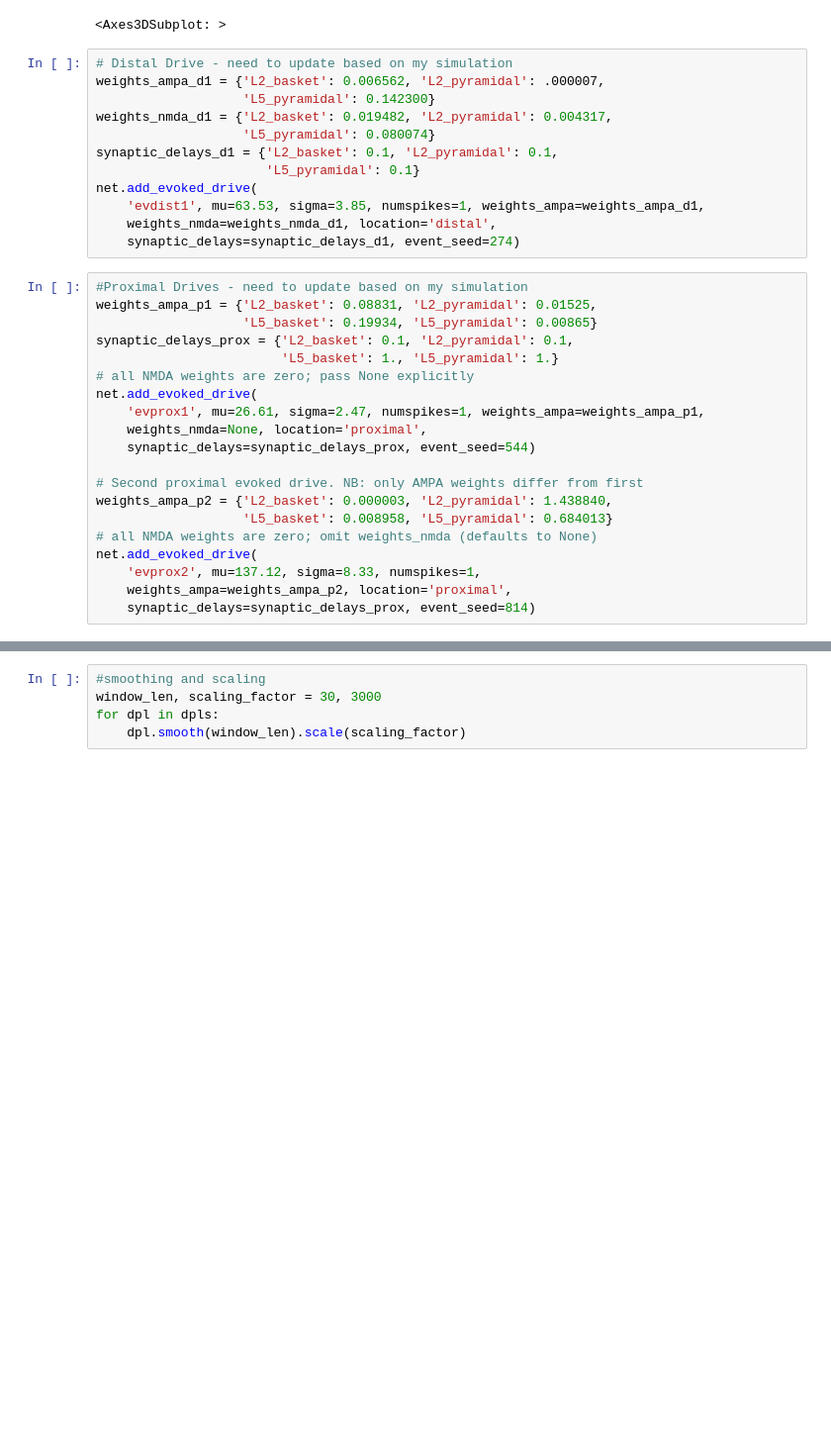
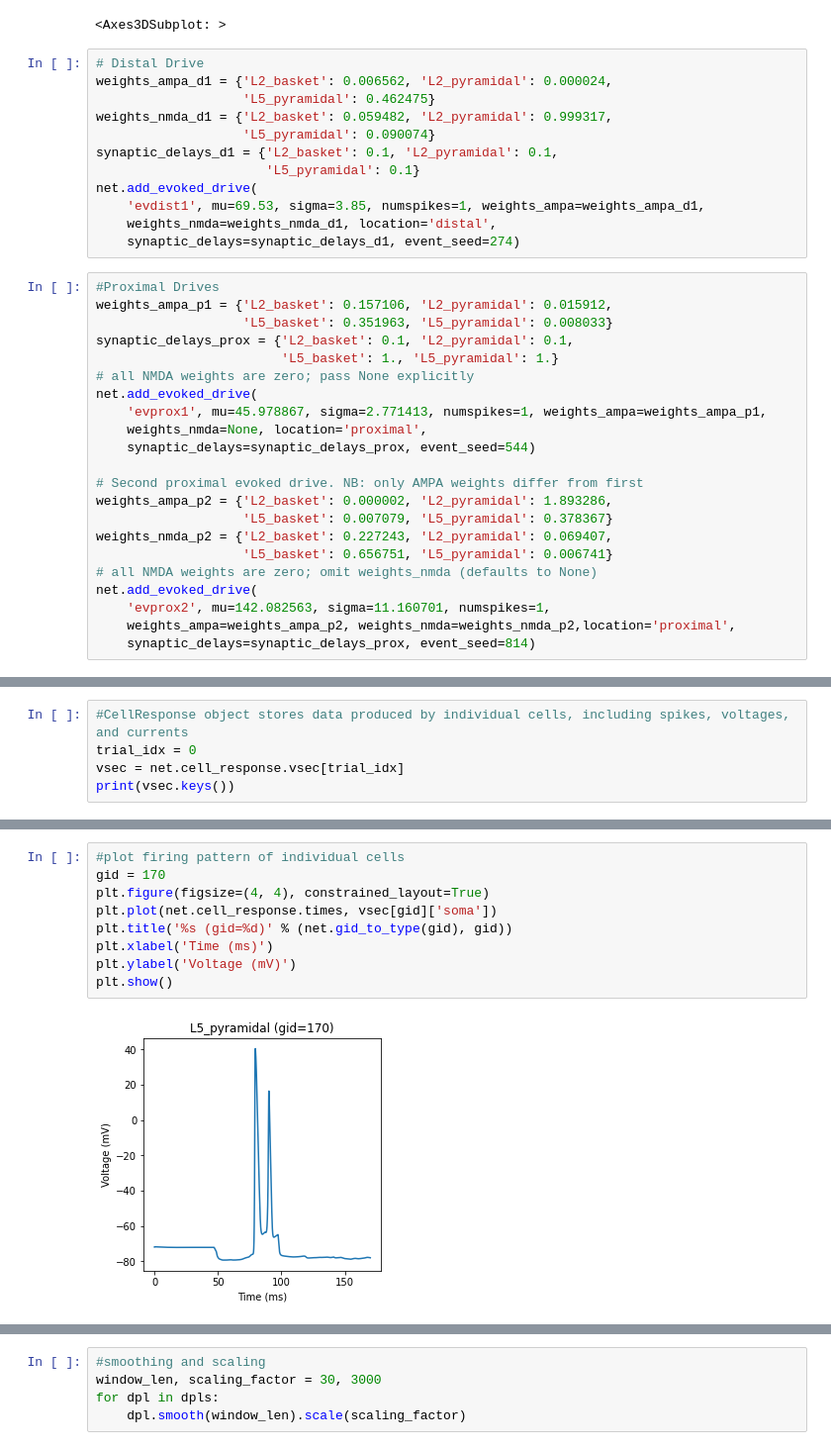
Before and after one commit to ekaplan7/V1_HNN_Modeling, a Jupyter notebook: V1_HNN.ipynb, the cells around one changed output, grey strips where cells are left out. Shown: that part at 99% size. Cells and saved outputs as stored; diff of their text form; blank space fills up the shorter version.

Commit message:
add data

```diff
--- a/V1_HNN.ipynb
+++ b/V1_HNN.ipynb
@@ -17,36 +42,38 @@ net.cell_types['L5_pyramidal'].plot_morphology()
 [figure]
 <Axes3DSubplot: >
 # %%
-# Distal Drive - need to update based on my simulation
-weights_ampa_d1 = {'L2_basket': 0.006562, 'L2_pyramidal': .000007,
-                   'L5_pyramidal': 0.142300}
-weights_nmda_d1 = {'L2_basket': 0.019482, 'L2_pyramidal': 0.004317,
-                   'L5_pyramidal': 0.080074}
+# Distal Drive
+weights_ampa_d1 = {'L2_basket': 0.006562, 'L2_pyramidal': 0.000024,
+                   'L5_pyramidal': 0.462475}
+weights_nmda_d1 = {'L2_basket': 0.059482, 'L2_pyramidal': 0.999317,
+                   'L5_pyramidal': 0.090074}
 synaptic_delays_d1 = {'L2_basket': 0.1, 'L2_pyramidal': 0.1,
                       'L5_pyramidal': 0.1}
 net.add_evoked_drive(
-    'evdist1', mu=63.53, sigma=3.85, numspikes=1, weights_ampa=weights_ampa_d1,
+    'evdist1', mu=69.53, sigma=3.85, numspikes=1, weights_ampa=weights_ampa_d1,
     weights_nmda=weights_nmda_d1, location='distal',
     synaptic_delays=synaptic_delays_d1, event_seed=274)
 # %%
-#Proximal Drives - need to update based on my simulation
-weights_ampa_p1 = {'L2_basket': 0.08831, 'L2_pyramidal': 0.01525,
-                   'L5_basket': 0.19934, 'L5_pyramidal': 0.00865}
+#Proximal Drives
+weights_ampa_p1 = {'L2_basket': 0.157106, 'L2_pyramidal': 0.015912,
+                   'L5_basket': 0.351963, 'L5_pyramidal': 0.008033}
 synaptic_delays_prox = {'L2_basket': 0.1, 'L2_pyramidal': 0.1,
                         'L5_basket': 1., 'L5_pyramidal': 1.}
 # all NMDA weights are zero; pass None explicitly
 net.add_evoked_drive(
-    'evprox1', mu=26.61, sigma=2.47, numspikes=1, weights_ampa=weights_ampa_p1,
+    'evprox1', mu=45.978867, sigma=2.771413, numspikes=1, weights_ampa=weights_ampa_p1,
     weights_nmda=None, location='proximal',
     synaptic_delays=synaptic_delays_prox, event_seed=544)
 
 # Second proximal evoked drive. NB: only AMPA weights differ from first
-weights_ampa_p2 = {'L2_basket': 0.000003, 'L2_pyramidal': 1.438840,
-                   'L5_basket': 0.008958, 'L5_pyramidal': 0.684013}
+weights_ampa_p2 = {'L2_basket': 0.000002, 'L2_pyramidal': 1.893286,
+                   'L5_basket': 0.007079, 'L5_pyramidal': 0.378367}
+weights_nmda_p2 = {'L2_basket': 0.227243, 'L2_pyramidal': 0.069407,
+                   'L5_basket': 0.656751, 'L5_pyramidal': 0.006741}
 # all NMDA weights are zero; omit weights_nmda (defaults to None)
 net.add_evoked_drive(
-    'evprox2', mu=137.12, sigma=8.33, numspikes=1,
-    weights_ampa=weights_ampa_p2, location='proximal',
+    'evprox2', mu=142.082563, sigma=11.160701, numspikes=1,
+    weights_ampa=weights_ampa_p2, weights_nmda=weights_nmda_p2,location='proximal',
     synaptic_delays=synaptic_delays_prox, event_seed=814)
 # %%
 #simulate dipole, running 2 jobs
@@ -55,0 +107,5 @@ with JoblibBackend(n_jobs=2):
+# %%
+#CellResponse object stores data produced by individual cells, including spikes, voltages, and currents
+trial_idx = 0
+vsec = net.cell_response.vsec[trial_idx]
+print(vsec.keys())
@@ -55,0 +114,11 @@ with JoblibBackend(n_jobs=2):
+# %%
+#plot firing pattern of individual cells
+gid = 170
+plt.figure(figsize=(4, 4), constrained_layout=True)
+plt.plot(net.cell_response.times, vsec[gid]['soma'])
+plt.title('%s (gid=%d)' % (net.gid_to_type(gid), gid))
+plt.xlabel('Time (ms)')
+plt.ylabel('Voltage (mV)')
+plt.show()
+# %% [output]
+[figure, added]
```
Also changed, not shown: parts of 11 cells of this notebook, 2 other files.
